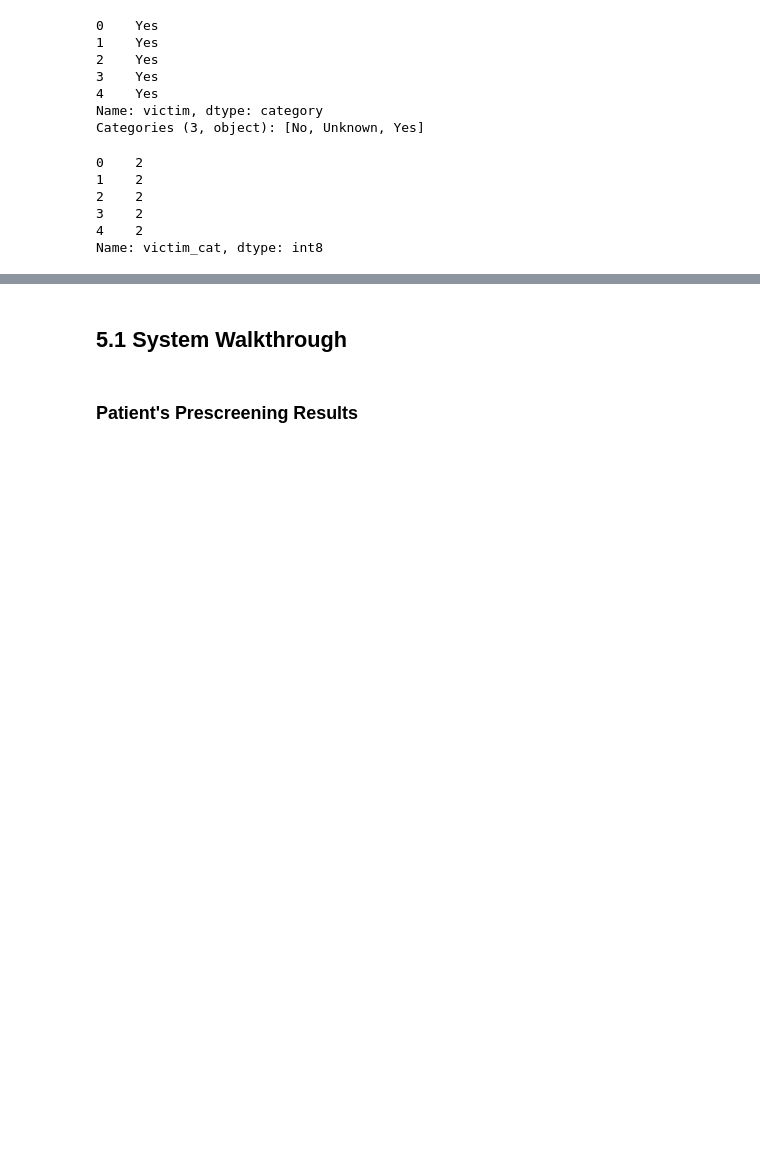
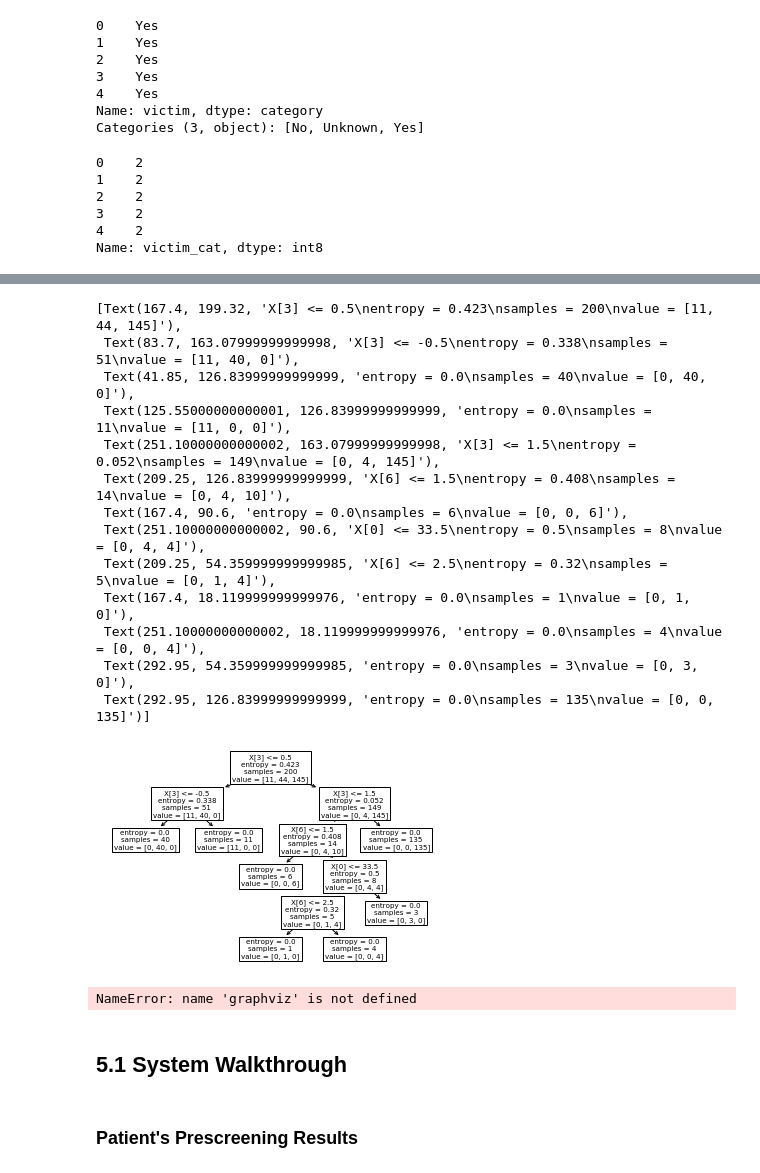
Before and after one commit to ClarkeDee/Capstone, a Jupyter notebook: BA590Proposal.ipynb, the cells around one changed output, grey strips where cells are left out. Saved outputs shown, nothing was run; the diff lists cells and outputs as text; code cells hidden in the pictures; blank space fills up the shorter version.

```diff
--- a/BA590Proposal.ipynb
+++ b/BA590Proposal.ipynb
@@ -408,5 +354,35 @@ Accuracy: 0.95
 # %%
 from sklearn import tree
+clf = tree.DecisionTreeClassifier()
+# %%
+clf = clf.fit(X,y)
+# %%
+tree.plot_tree(clf.fit(X,y))
+# %% [output]
+[Text(167.4, 199.32, 'X[3] <= 0.5\nentropy = 0.423\nsamples = 200\nvalue = [11, 44, 145]'),
+ Text(83.7, 163.07999999999998, 'X[3] <= -0.5\nentropy = 0.338\nsamples = 51\nvalue = [11, 40, 0]'),
+ Text(41.85, 126.83999999999999, 'entropy = 0.0\nsamples = 40\nvalue = [0, 40, 0]'),
+ Text(125.55000000000001, 126.83999999999999, 'entropy = 0.0\nsamples = 11\nvalue = [11, 0, 0]'),
+ Text(251.10000000000002, 163.07999999999998, 'X[3] <= 1.5\nentropy = 0.052\nsamples = 149\nvalue = [0, 4, 145]'),
+ Text(209.25, 126.83999999999999, 'X[6] <= 1.5\nentropy = 0.408\nsamples = 14\nvalue = [0, 4, 10]'),
+ Text(167.4, 90.6, 'entropy = 0.0\nsamples = 6\nvalue = [0, 0, 6]'),
+ Text(251.10000000000002, 90.6, 'X[0] <= 33.5\nentropy = 0.5\nsamples = 8\nvalue = [0, 4, 4]'),
+ Text(209.25, 54.359999999999985, 'X[6] <= 2.5\nentropy = 0.32\nsamples = 5\nvalue = [0, 1, 4]'),
+ Text(167.4, 18.119999999999976, 'entropy = 0.0\nsamples = 1\nvalue = [0, 1, 0]'),
+ Text(251.10000000000002, 18.119999999999976, 'entropy = 0.0\nsamples = 4\nvalue = [0, 0, 4]'),
+ Text(292.95, 54.359999999999985, 'entropy = 0.0\nsamples = 3\nvalue = [0, 3, 0]'),
+ Text(292.95, 126.83999999999999, 'entropy = 0.0\nsamples = 135\nvalue = [0, 0, 135]')]
+[figure, added]
+# %%
+dot_data = tree.export_graphviz(clf, out_file=None,
+...                      feature_names=feature_cols,
+...                      class_names=class_names,
+...                      filled=True, rounded=True,
+...                      special_characters=True)
+graph = graphviz.Source(dot_data)
+graph
+# %% [output]
+NameError: name 'graphviz' is not defined
 # %% [markdown]
 ## 5.1 System Walkthrough
 # %% [markdown]
```
Also changed, not shown: parts of 14 cells of this notebook.
